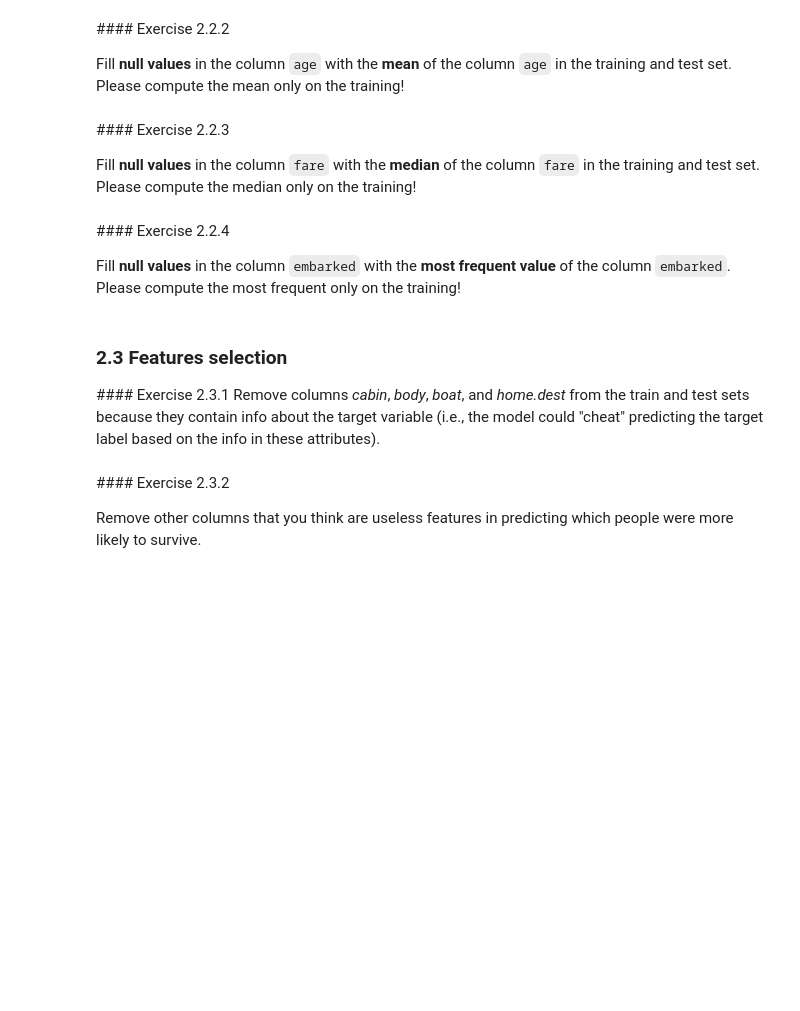
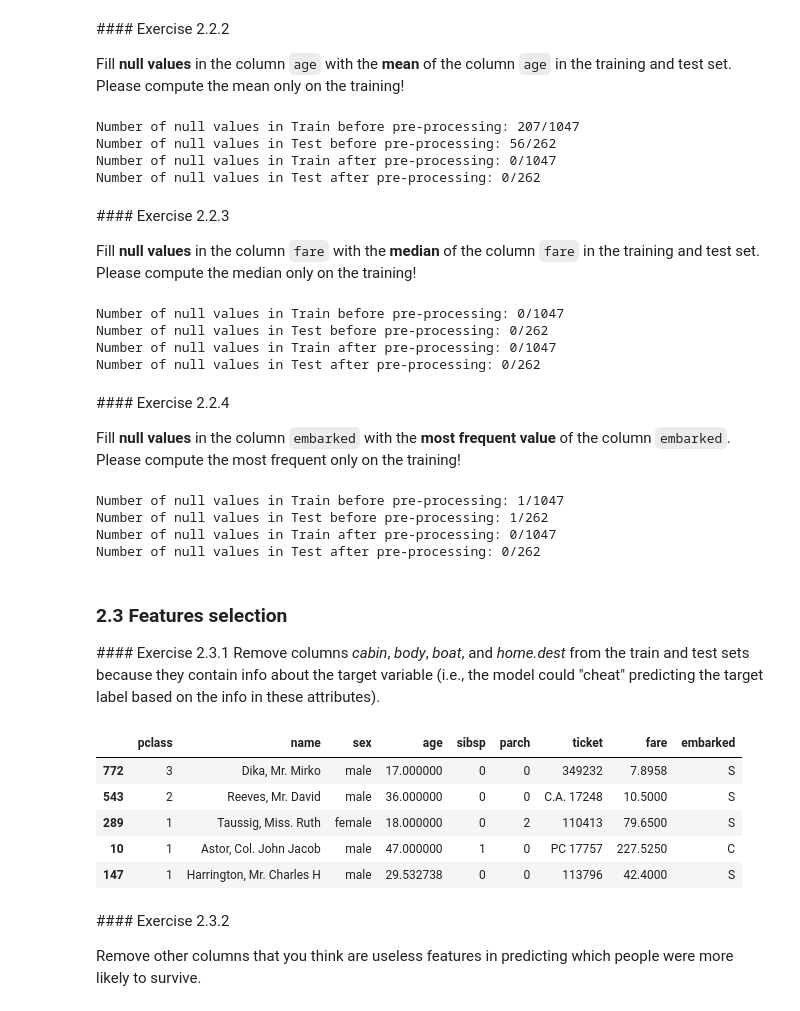
Before and after one commit to doroteaMonaco/LLM_basics, a Jupyter notebook: Machine Learnig Course/Lab6_Scikit-Learn_pre-processing_2025.ipynb_/Lab6_Scikit-Learn_pre-processing_2025.ipynb, the cells around one changed output. Cells and saved outputs as stored; diff of their text form; code cells hidden in the pictures; blank space fills up the shorter version.

Commit message:
Pre-processing

```diff
--- a/Machine Learnig Course/Lab6_Scikit-Learn_pre-processing_2025.ipynb_/Lab6_Scikit-Learn_pre-processing_2025.ipynb
+++ b/Machine Learnig Course/Lab6_Scikit-Learn_pre-processing_2025.ipynb_/Lab6_Scikit-Learn_pre-processing_2025.ipynb
@@ -113,7 +173,7 @@ Split with 80% for training and 20% for validation. Shuffle the dataset before s
 # %%
 #### START CODE HERE (~1 line) ####
 
-X_train, X_test, y_train, y_test = train_test_split(None, None, test_size=None, shuffle=None, random_state=42, stratify=None)
+X_train, X_test, y_train, y_test = train_test_split(X, y, test_size=0.2, shuffle=True, random_state=42, stratify=None)
 
 #### END CODE HERE ####
 # %%
@@ -157,13 +261,19 @@ print(f'Number of null values in Test before pre-processing: {X_test.age.isnull(
 
 #### START CODE HERE (~2 lines) ####
 
-None
+X_train['age'].fillna(X_train['age'].mean(), inplace=True)
+X_test['age'].fillna(X_test['age'].mean(), inplace=True)
 None
 
 #### END CODE HERE ####
 
 print(f'Number of null values in Train after pre-processing: {X_train.age.isnull().sum()}/{len(X_train)}')
 print(f'Number of null values in Test after pre-processing: {X_test.age.isnull().sum()}/{len(X_test)}')
+# %% [output]
+Number of null values in Train before pre-processing: 207/1047
+Number of null values in Test before pre-processing: 56/262
+Number of null values in Train after pre-processing: 0/1047
+Number of null values in Test after pre-processing: 0/262
 # %% [markdown]
 #### Exercise 2.2.3
 
@@ -174,13 +284,19 @@ print(f'Number of null values in Test before pre-processing: {X_test.fare.isnull
 
 #### START CODE HERE (~2 lines) ####
 
-None
+X_train['fare'].fillna(X_train['fare'].median(), inplace=True)
+X_test['fare'].fillna(X_test['fare'].median(), inplace=True)
 None
 
 #### END CODE HERE ####
 
 print(f'Number of null values in Train after pre-processing: {X_train.fare.isnull().sum()}/{len(X_train)}')
 print(f'Number of null values in Test after pre-processing: {X_test.fare.isnull().sum()}/{len(X_test)}')
+# %% [output]
+Number of null values in Train before pre-processing: 0/1047
+Number of null values in Test before pre-processing: 0/262
+Number of null values in Train after pre-processing: 0/1047
+Number of null values in Test after pre-processing: 0/262
 # %% [markdown]
 #### Exercise 2.2.4
 
@@ -191,14 +307,19 @@ print(f'Number of null values in Test before pre-processing: {X_test.embarked.is
 
 #### START CODE HERE (~3 lines) ####
 
-imp = SimpleImputer(missing_values=np.nan, strategy=None)
-X_train['embarked'] = None
-X_test['embarked'] = None
+imp = SimpleImputer(missing_values=np.nan, strategy='most_frequent')
+X_train['embarked'] = imp.fit_transform(X_train[['embarked']]).ravel()
+X_test['embarked'] = imp.transform(X_test[['embarked']]).ravel()
 
 #### END CODE HERE ####
 
 print(f'Number of null values in Train after pre-processing: {X_train.embarked.isnull().sum()}/{len(X_train)}')
 print(f'Number of null values in Test after pre-processing: {X_test.embarked.isnull().sum()}/{len(X_test)}')
+# %% [output]
+Number of null values in Train before pre-processing: 1/1047
+Number of null values in Test before pre-processing: 1/262
+Number of null values in Train after pre-processing: 0/1047
+Number of null values in Test after pre-processing: 0/262
 # %% [markdown]
 ### 2.3 Features selection
 
@@ -207,12 +328,19 @@ Remove columns *cabin*, *body*, *boat*, and *home.dest* from the train and test
 # %%
 #### START CODE HERE (~2 lines) ####
 
-X_train = None
-X_test = None
+X_train = X_train.drop(columns=["cabin", "body", "boat", "home.dest"])
+X_test = X_test.drop(columns=["cabin", "body", "boat", "home.dest"])
 
 #### END CODE HERE ####
 
 X_train.head()
+# %% [output]
+|  | pclass | name | sex | age | sibsp | parch | ticket | fare | embarked |
+| 772 | 3 | Dika, Mr. Mirko | male | 17.000000 | 0 | 0 | 349232 | 7.8958 | S |
+| 543 | 2 | Reeves, Mr. David | male | 36.000000 | 0 | 0 | C.A. 17248 | 10.5000 | S |
+| 289 | 1 | Taussig, Miss. Ruth | female | 18.000000 | 0 | 2 | 110413 | 79.6500 | S |
+| 10 | 1 | Astor, Col. John Jacob | male | 47.000000 | 1 | 0 | PC 17757 | 227.5250 | C |
+| 147 | 1 | Harrington, Mr. Charles H | male | 29.532738 | 0 | 0 | 113796 | 42.4000 | S |
 # %% [markdown]
 #### Exercise 2.3.2
 
```
Also changed, not shown: parts of 34 cells of this notebook, 1 other file.
